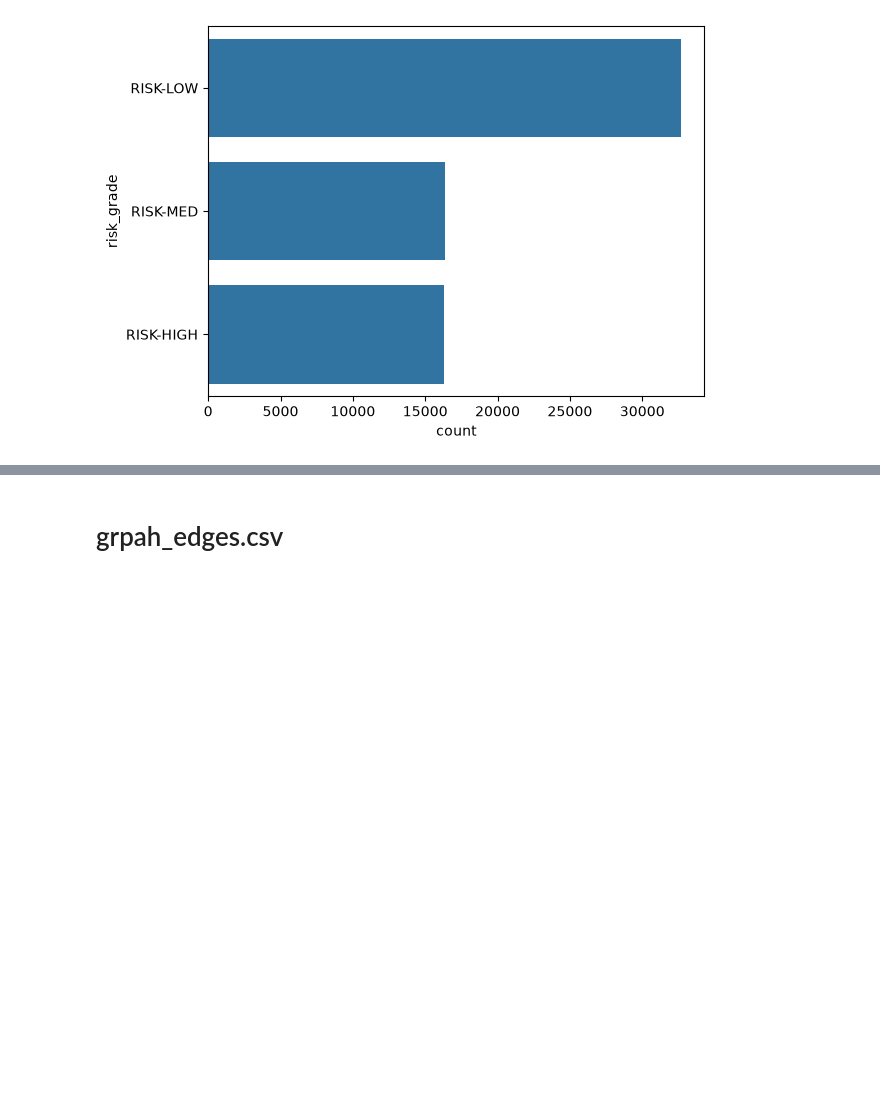
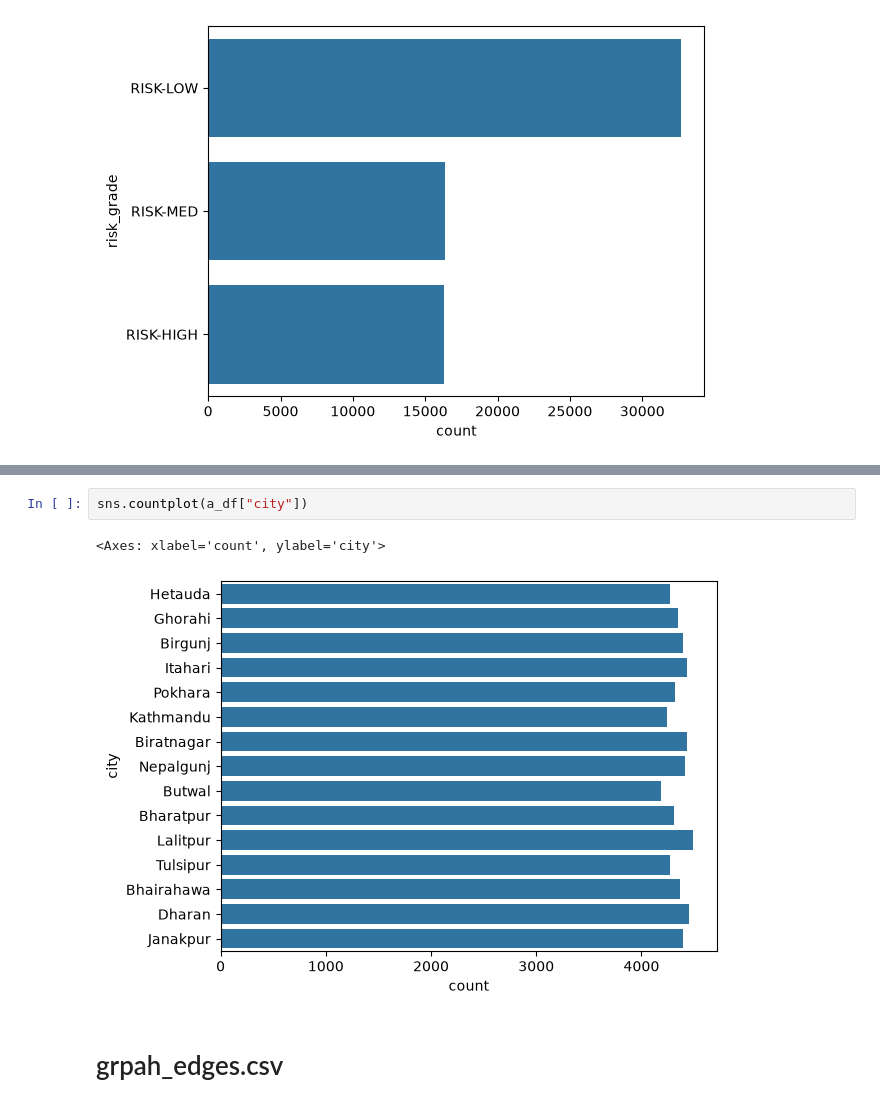
Before and after one commit to Lajnarpimger/DataVerse-_SignalVSNoise, a Jupyter notebook: EDA.ipynb, the cells around one changed output, grey strips where cells are left out. Cells and saved outputs as stored; diff of their text form; blank space fills up the shorter version.

```diff
--- a/EDA.ipynb
+++ b/EDA.ipynb
@@ -143,3 +152,8 @@ Name: count, dtype: int64
+# %%
+sns.countplot(a_df["city"])
+# %% [output]
+<Axes: xlabel='count', ylabel='city'>
+[figure, added]
 # %% [markdown]
 # grpah_edges.csv
 # %% [markdown]
```
Also changed, not shown: parts of 1 cell of this notebook.
